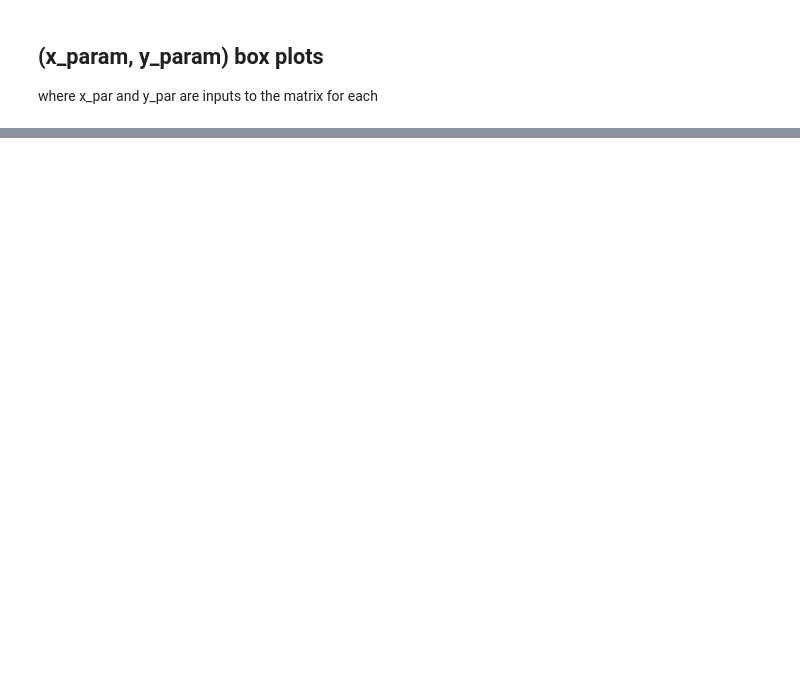
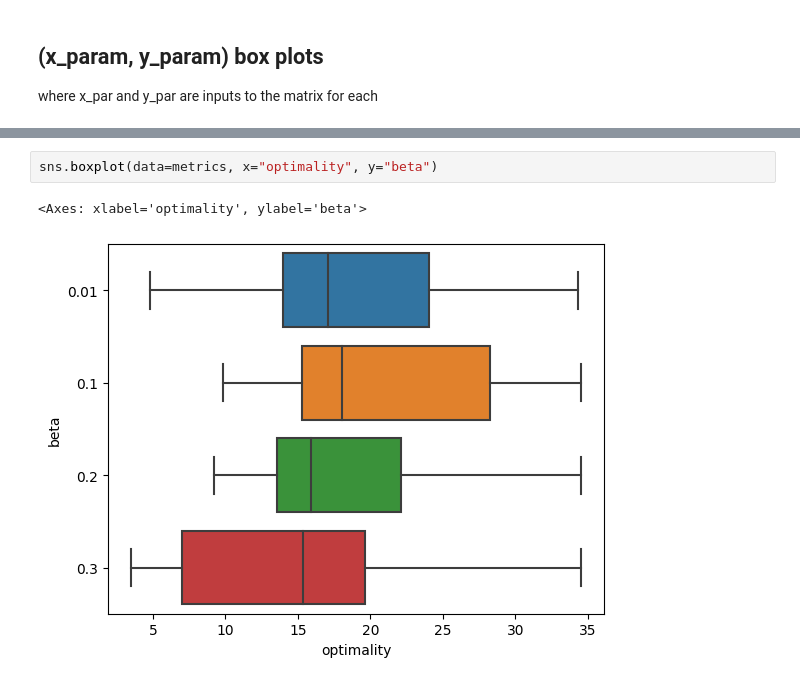
Before and after one commit to NishkaArora/multi_agent_planner_nuplan, a Jupyter notebook: tutorials/Fixing LQR Simulation/Analysis and Plots.ipynb, the cells around one changed output, grey strips where cells are left out. Drawn from its saved outputs; the diff is of its cells as text; blank space fills up the shorter version.

```diff
--- a/tutorials/Fixing LQR Simulation/Analysis and Plots.ipynb
+++ b/tutorials/Fixing LQR Simulation/Analysis and Plots.ipynb
@@ -122,0 +164,5 @@ sns.boxplot(data=metrics, x="safety", y="xy_par")
+# %%
+sns.boxplot(data=metrics, x="optimality", y="beta")
+# %% [output]
+<Axes: xlabel='optimality', ylabel='beta'>
+[figure, added]
```
Also changed, not shown: parts of 15 cells of this notebook.
